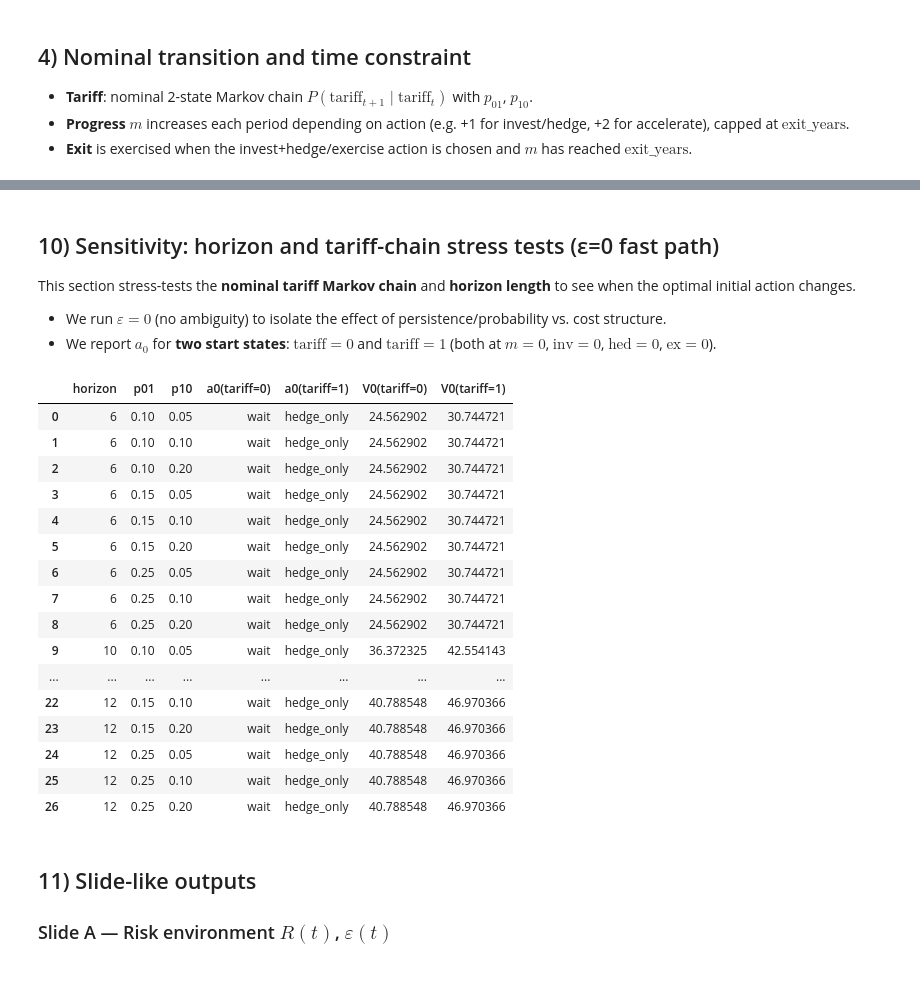
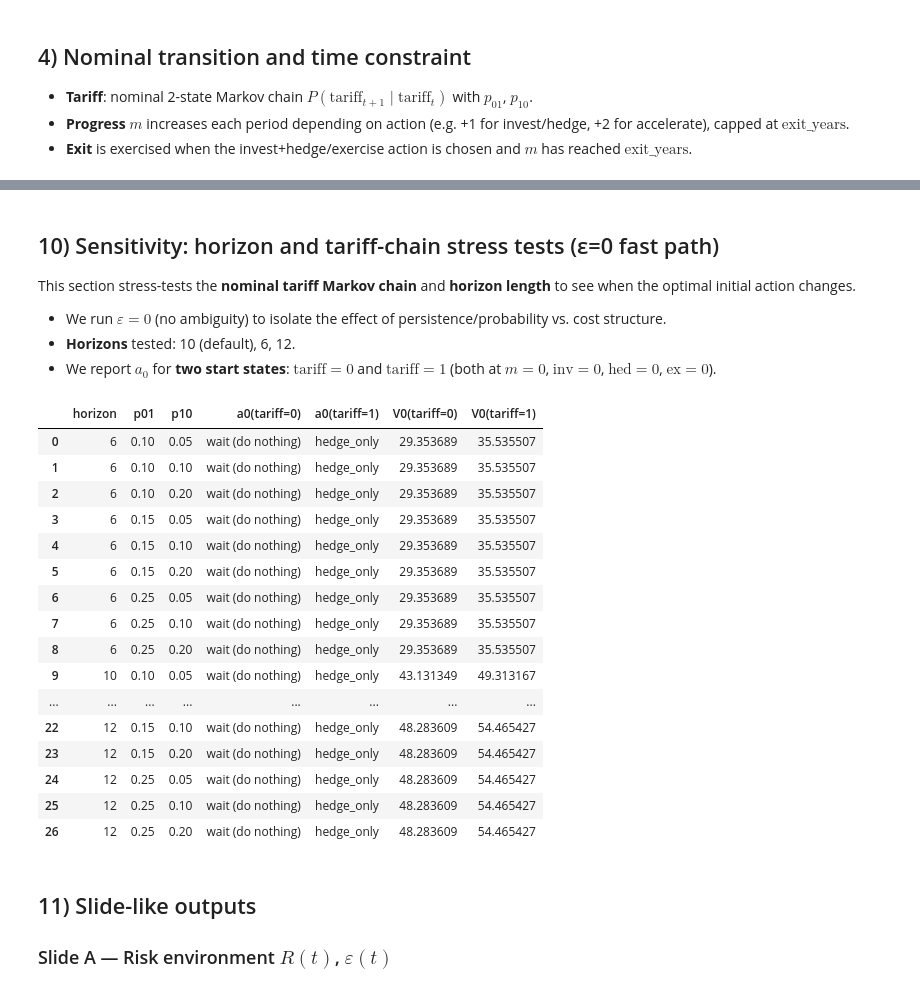
Before and after one commit to DealExMachina/sov-strat-games, a Jupyter notebook: sovereignty_dp_cvar_wasserstein_ultraCFO.ipynb, the cells around one changed output, grey strips where cells are left out. Cells and saved outputs as stored; diff of their text form; code cells hidden in the pictures.

```diff
--- a/sovereignty_dp_cvar_wasserstein_ultraCFO.ipynb
+++ b/sovereignty_dp_cvar_wasserstein_ultraCFO.ipynb
@@ -403,16 +581,13 @@ def dp_solve_cfo(spec: GameSpec, C: np.ndarray, eps_fn, log_lp_timing=True):
             for a in range(A):
                 p0 = build_p0_over_full_state(spec, s, a)
 
-                # build loss vector
-                cash, ebitda, _ = stage_losses_cfo(spec, s, a)
+                cash, ebitda, _ = stage_losses_cfo(spec, t, s, a)
                 flow = cash if spec.cfo.objective == "cash_npv" else ebitda
                 losses = disc * flow + V[t + 1, :]
 
                 if eps_t <= 0:
-                    # fast path: CVaR under nominal p0
                     val = cvar_discrete_worst_tail(p0, losses, alpha)
                 else:
-                    # solve robust CVaR LP
                     t0 = time.time()
                     val = risk_eval.evaluate(p0, losses)
                     if log_lp_timing:
@@ -819,70 +1048,64 @@ Interpretation: if even the *max* discounted savings window is not much larger t
 This section stress-tests the **nominal tariff Markov chain** and **horizon length** to see when the optimal initial action changes.
 
 - We run **$\varepsilon = 0$** (no ambiguity) to isolate the effect of persistence/probability vs. cost structure.
+- **Horizons** tested: 10 (default), 6, 12.
 - We report $a_0$ for **two start states**: $\mathrm{tariff}=0$ and $\mathrm{tariff}=1$ (both at $m=0$, $\mathrm{inv}=0$, $\mathrm{hed}=0$, $\mathrm{ex}=0$).
 # %%
-# Sensitivity loop: vary horizon and tariff persistence, compute a0 at tariff=0 and tariff=1 start states.
-
-ACTION_NAMES_SENS = [
-    "wait",
-    "invest",
-    "hedge_only",
-    "accelerate_migration",
-    "invest+hedge/exercise",
-]
-
+# Sensitivity: horizon and tariff persistence; report a0 at tariff=0 and tariff=1.
 s_start_tariff0 = encode_state(tariff=0, m=0, inv=0, hed=0, ex=0)
 s_start_tariff1 = encode_state(tariff=1, m=0, inv=0, hed=0, ex=0)
 
-horizons = [6, 10, 12]
+# Default (10) first, then stress tests: shorter (6) and longer (12) horizon
+horizons = [10, 6, 12]
 p01_list = [0.10, 0.15, 0.25]
 p10_list = [0.05, 0.10, 0.20]
 
 rows = []
 for H in horizons:
     for p01 in p01_list:
         for p10 in p10_list:
             spec2 = spec.model_copy(update={"horizon": H, "tariff_p01": p01, "tariff_p10": p10})
-            V2, pi2 = dp_solve_cfo(spec2, C, eps_fn=lambda t, h: 0.0, log_lp_timing=False)
+            C2 = transport_cost_matrix()
+            V2, pi2 = dp_solve_cfo(spec2, C2, eps_fn=lambda t, h: 0.0, log_lp_timing=False)
 
             a0_0 = int(pi2[0, s_start_tariff0])
             a0_1 = int(pi2[0, s_start_tariff1])
 
             rows.append(
                 {
                     "horizon": H,
                     "p01": p01,
                     "p10": p10,
-                    "a0(tariff=0)": ACTION_NAMES_SENS[a0_0],
-                    "a0(tariff=1)": ACTION_NAMES_SENS[a0_1],
+                    "a0(tariff=0)": ACTION_NAMES[a0_0],
+                    "a0(tariff=1)": ACTION_NAMES[a0_1],
                     "V0(tariff=0)": float(V2[0, s_start_tariff0]),
                     "V0(tariff=1)": float(V2[0, s_start_tariff1]),
                 }
             )
 
 sens = pd.DataFrame(rows)
 
 # Display a compact view first
 cols = ["horizon", "p01", "p10", "a0(tariff=0)", "a0(tariff=1)", "V0(tariff=0)", "V0(tariff=1)"]
 sens[cols].sort_values(["horizon", "p01", "p10"]).reset_index(drop=True)
 # %% [output]
 |  | horizon | p01 | p10 | a0(tariff=0) | a0(tariff=1) | V0(tariff=0) | V0(tariff=1) |
-| 0 | 6 | 0.10 | 0.05 | wait | hedge_only | 24.562902 | 30.744721 |
-| 1 | 6 | 0.10 | 0.10 | wait | hedge_only | 24.562902 | 30.744721 |
-| 2 | 6 | 0.10 | 0.20 | wait | hedge_only | 24.562902 | 30.744721 |
-| 3 | 6 | 0.15 | 0.05 | wait | hedge_only | 24.562902 | 30.744721 |
-| 4 | 6 | 0.15 | 0.10 | wait | hedge_only | 24.562902 | 30.744721 |
-| 5 | 6 | 0.15 | 0.20 | wait | hedge_only | 24.562902 | 30.744721 |
-| 6 | 6 | 0.25 | 0.05 | wait | hedge_only | 24.562902 | 30.744721 |
-| 7 | 6 | 0.25 | 0.10 | wait | hedge_only | 24.562902 | 30.744721 |
-| 8 | 6 | 0.25 | 0.20 | wait | hedge_only | 24.562902 | 30.744721 |
-| 9 | 10 | 0.10 | 0.05 | wait | hedge_only | 36.372325 | 42.554143 |
+| 0 | 6 | 0.10 | 0.05 | wait (do nothing) | hedge_only | 29.353689 | 35.535507 |
+| 1 | 6 | 0.10 | 0.10 | wait (do nothing) | hedge_only | 29.353689 | 35.535507 |
+| 2 | 6 | 0.10 | 0.20 | wait (do nothing) | hedge_only | 29.353689 | 35.535507 |
+| 3 | 6 | 0.15 | 0.05 | wait (do nothing) | hedge_only | 29.353689 | 35.535507 |
+| 4 | 6 | 0.15 | 0.10 | wait (do nothing) | hedge_only | 29.353689 | 35.535507 |
+| 5 | 6 | 0.15 | 0.20 | wait (do nothing) | hedge_only | 29.353689 | 35.535507 |
+| 6 | 6 | 0.25 | 0.05 | wait (do nothing) | hedge_only | 29.353689 | 35.535507 |
+| 7 | 6 | 0.25 | 0.10 | wait (do nothing) | hedge_only | 29.353689 | 35.535507 |
+| 8 | 6 | 0.25 | 0.20 | wait (do nothing) | hedge_only | 29.353689 | 35.535507 |
+| 9 | 10 | 0.10 | 0.05 | wait (do nothing) | hedge_only | 43.131349 | 49.313167 |
 | ... | ... | ... | ... | ... | ... | ... | ... |
-| 22 | 12 | 0.15 | 0.10 | wait | hedge_only | 40.788548 | 46.970366 |
-| 23 | 12 | 0.15 | 0.20 | wait | hedge_only | 40.788548 | 46.970366 |
-| 24 | 12 | 0.25 | 0.05 | wait | hedge_only | 40.788548 | 46.970366 |
-| 25 | 12 | 0.25 | 0.10 | wait | hedge_only | 40.788548 | 46.970366 |
-| 26 | 12 | 0.25 | 0.20 | wait | hedge_only | 40.788548 | 46.970366 |
+| 22 | 12 | 0.15 | 0.10 | wait (do nothing) | hedge_only | 48.283609 | 54.465427 |
+| 23 | 12 | 0.15 | 0.20 | wait (do nothing) | hedge_only | 48.283609 | 54.465427 |
+| 24 | 12 | 0.25 | 0.05 | wait (do nothing) | hedge_only | 48.283609 | 54.465427 |
+| 25 | 12 | 0.25 | 0.10 | wait (do nothing) | hedge_only | 48.283609 | 54.465427 |
+| 26 | 12 | 0.25 | 0.20 | wait (do nothing) | hedge_only | 48.283609 | 54.465427 |
 # %% [markdown]
 ## 11) Slide-like outputs
 ### Slide A — Risk environment $R(t)$, $\varepsilon(t)$
```
Also changed, not shown: parts of 30 cells of this notebook, 1 other file.
